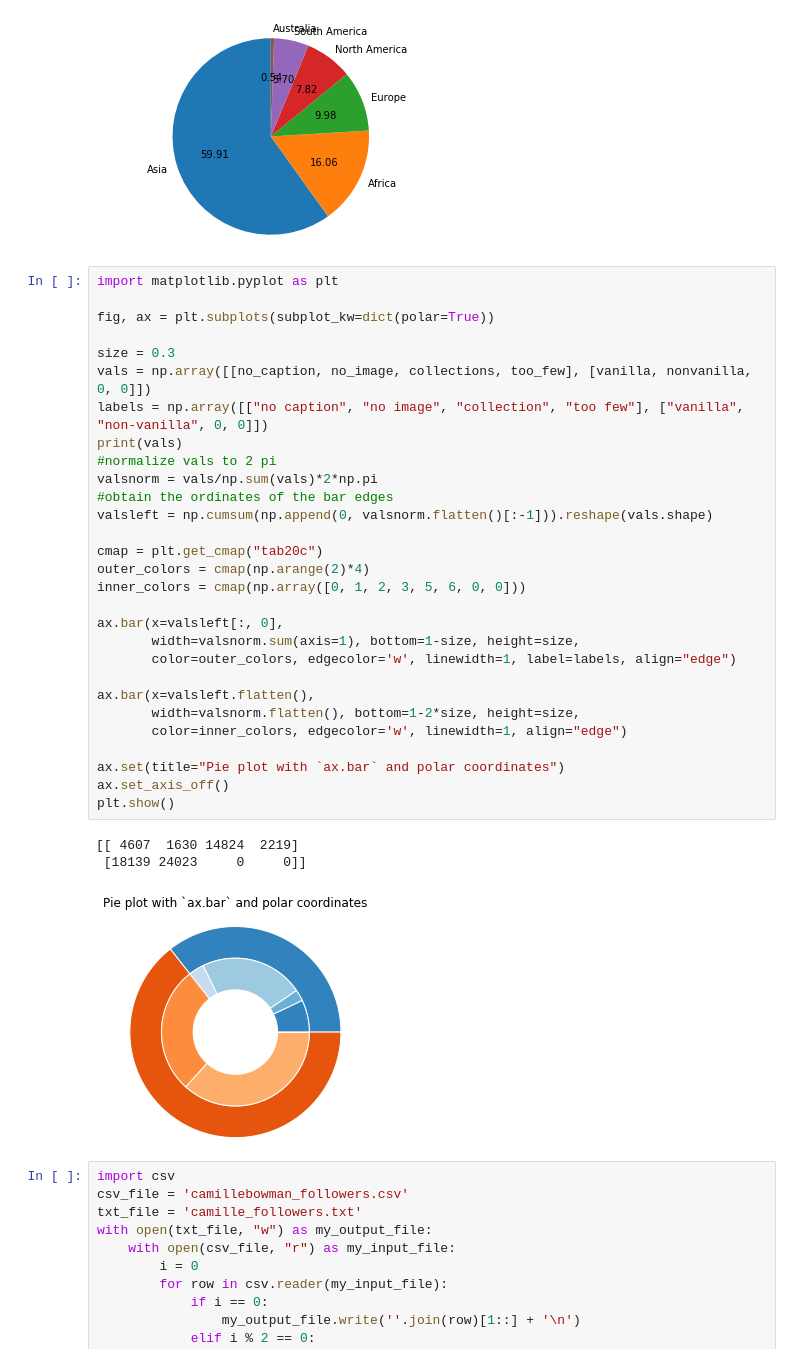
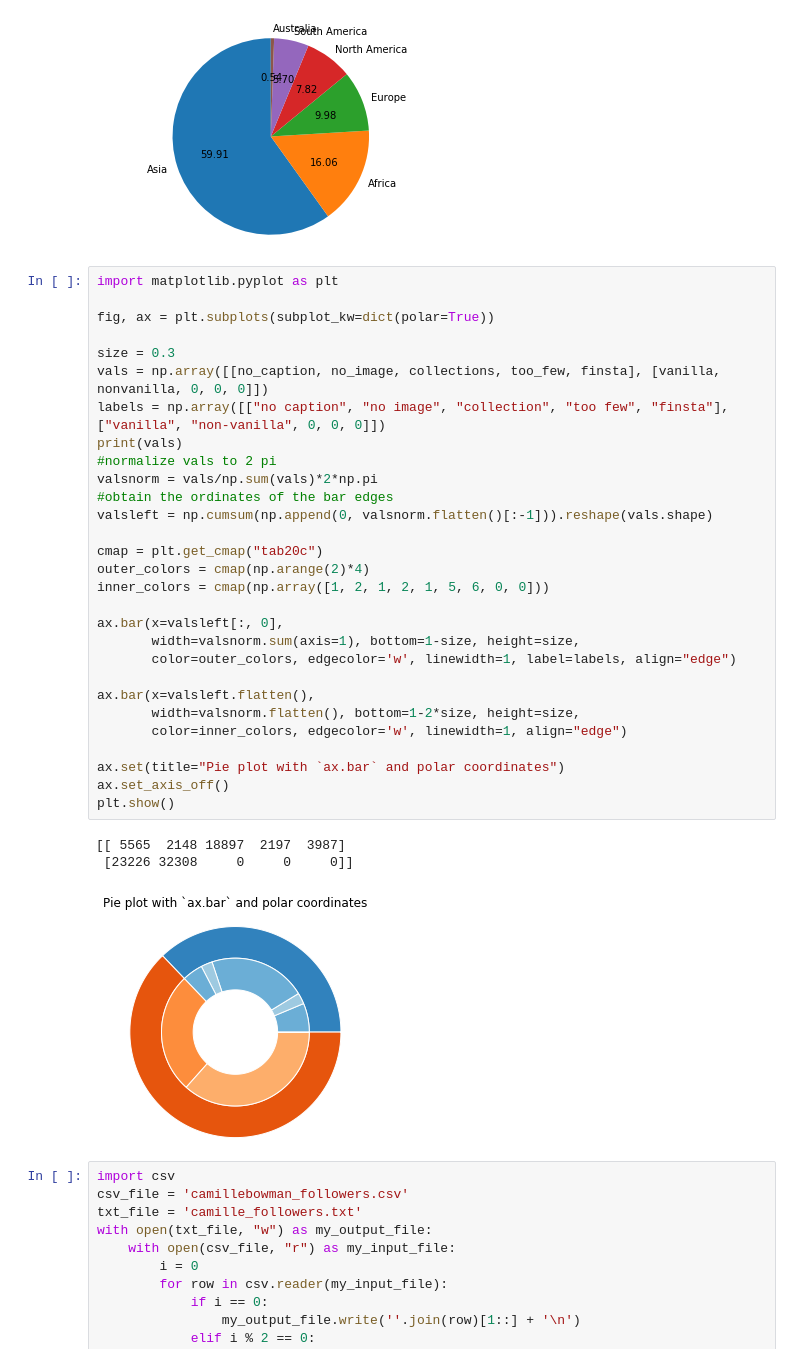
Before and after one commit to sejaldua/caption-gener8r, a Jupyter notebook: notebook_parse_json.ipynb, the cells around one changed output. Drawn from its saved outputs; the diff is of its cells as text.

```diff
--- a/notebook_parse_json.ipynb
+++ b/notebook_parse_json.ipynb
@@ -179,36 +179,36 @@ plt.show()
 # %%
 import matplotlib.pyplot as plt
 
 fig, ax = plt.subplots(subplot_kw=dict(polar=True))
 
 size = 0.3
-vals = np.array([[no_caption, no_image, collections, too_few], [vanilla, nonvanilla, 0, 0]])
-labels = np.array([["no caption", "no image", "collection", "too few"], ["vanilla", "non-vanilla", 0, 0]])
+vals = np.array([[no_caption, no_image, collections, too_few, finsta], [vanilla, nonvanilla, 0, 0, 0]])
+labels = np.array([["no caption", "no image", "collection", "too few", "finsta"], ["vanilla", "non-vanilla", 0, 0, 0]])
 print(vals)
 #normalize vals to 2 pi
 valsnorm = vals/np.sum(vals)*2*np.pi
 #obtain the ordinates of the bar edges
 valsleft = np.cumsum(np.append(0, valsnorm.flatten()[:-1])).reshape(vals.shape)
 
 cmap = plt.get_cmap("tab20c")
 outer_colors = cmap(np.arange(2)*4)
-inner_colors = cmap(np.array([0, 1, 2, 3, 5, 6, 0, 0]))
+inner_colors = cmap(np.array([1, 2, 1, 2, 1, 5, 6, 0, 0]))
 
 ax.bar(x=valsleft[:, 0],
        width=valsnorm.sum(axis=1), bottom=1-size, height=size,
        color=outer_colors, edgecolor='w', linewidth=1, label=labels, align="edge")
 
 ax.bar(x=valsleft.flatten(),
        width=valsnorm.flatten(), bottom=1-2*size, height=size,
        color=inner_colors, edgecolor='w', linewidth=1, align="edge")
 
 ax.set(title="Pie plot with `ax.bar` and polar coordinates")
 ax.set_axis_off()
 plt.show()
 # %% [output]
-[[ 4607  1630 14824  2219]
- [18139 24023     0     0]]
+[[ 5565  2148 18897  2197  3987]
+ [23226 32308     0     0     0]]
-[figure, old version]
+[figure, new version]
 # %%
 import csv
 csv_file = 'camillebowman_followers.csv'
```
Also changed, not shown: parts of 1 cell of this notebook, 2 other files.
